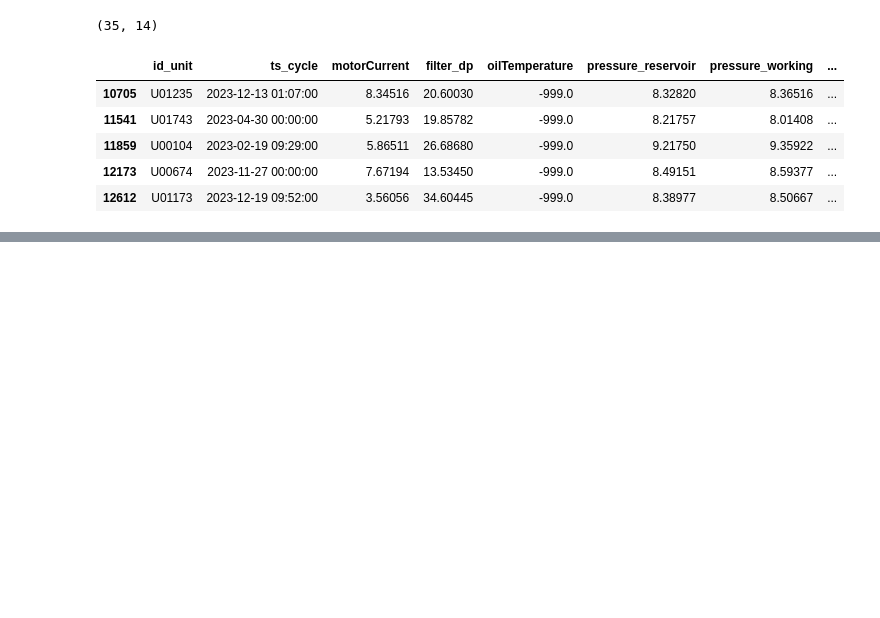
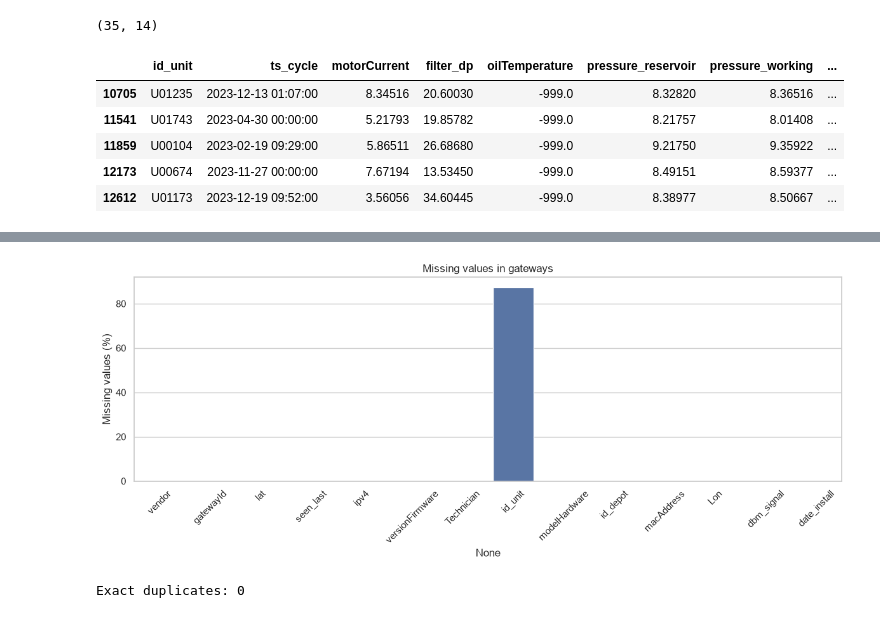
Before and after one commit to NovAndrii/IAU_project, a Jupyter notebook: prjct.ipynb, the cells around one changed output, grey strips where cells are left out. Saved outputs shown, nothing was run; the diff lists cells and outputs as text; code cells hidden in the pictures; blank space fills up the shorter version.

```diff
--- a/prjct.ipynb
+++ b/prjct.ipynb
@@ -529,0 +541,31 @@ TypeError: Invalid value 'NaT' for dtype 'float64'
+# %%
+missing_gateways = pd.DataFrame({
+    "missing_count": gateways.isna().sum(),
+    "missing_percentage": (
+        gateways.isna().mean() * 100
+    ).round(2)
+})
+
+
+
+plt.figure(figsize=(12, 5))
+
+sns.barplot(
+    x=missing_gateways.index,
+    y=missing_gateways["missing_percentage"]
+)
+
+plt.xticks(rotation=45)
+plt.ylabel("Missing values (%)")
+plt.title("Missing values in gateways")
+plt.tight_layout()
+plt.show()
+# %% [output]
+[figure, added]
+# %%
+print(
+    "Exact duplicates:",
+    gateways.duplicated().sum()
+)
+# %% [output]
+Exact duplicates: 0
```
Also changed, not shown: parts of 42 cells of this notebook.
